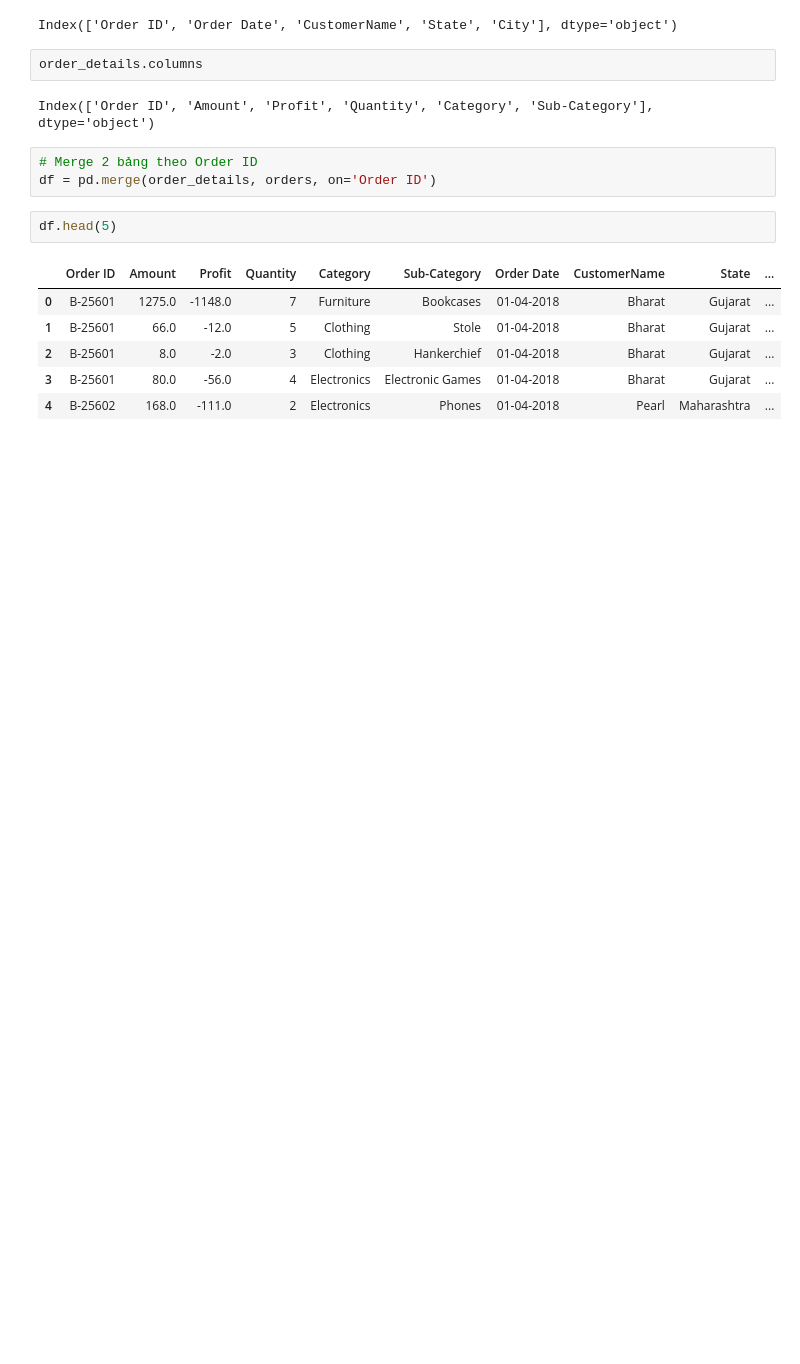
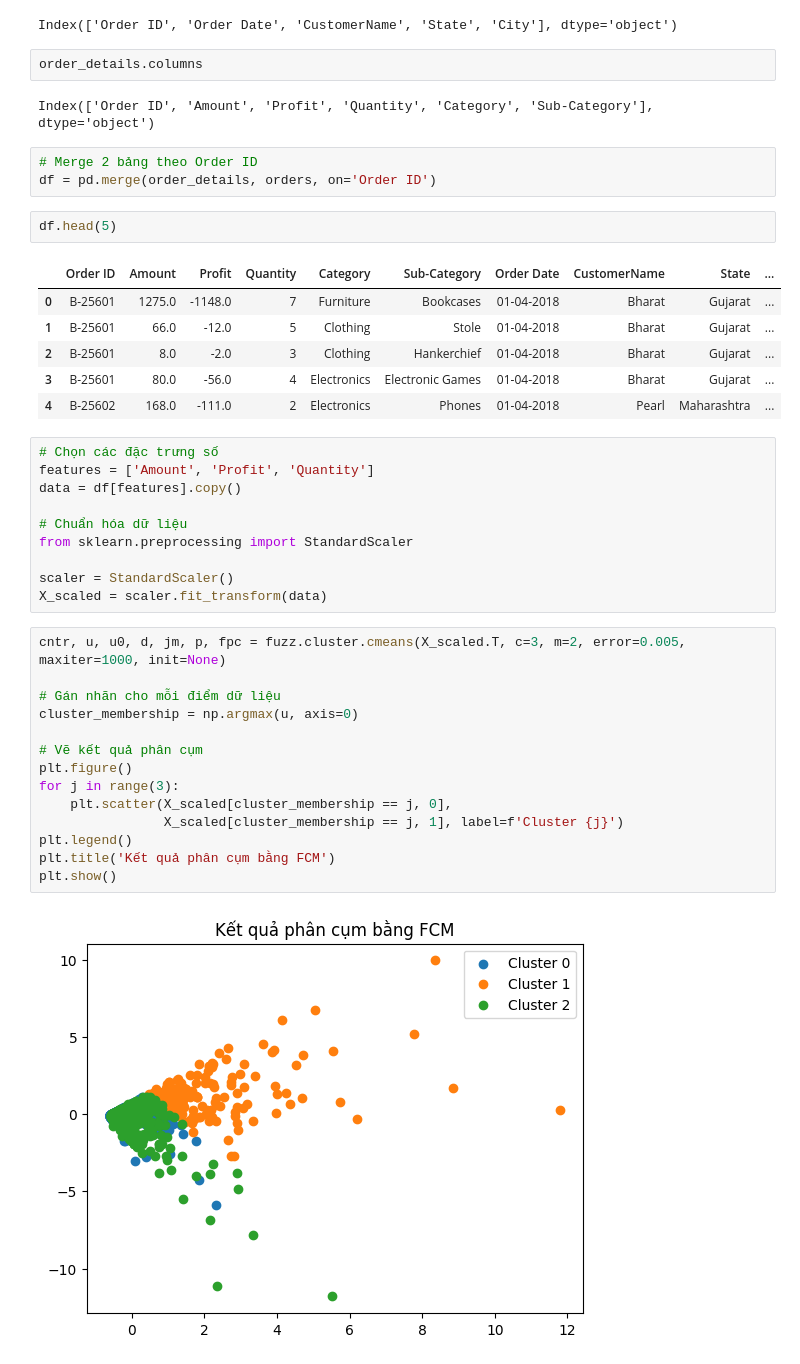
Before and after one commit to thanthienhai/fuzzy-2425, a Jupyter notebook: FCM_NA/e-comerce.ipynb, the cells around one changed output. Cells and saved outputs as stored; diff of their text form; blank space fills up the shorter version.

```diff
--- a/FCM_NA/e-comerce.ipynb
+++ b/FCM_NA/e-comerce.ipynb
@@ -33,3 +33,29 @@ df.head(5)
 | 2 | B-25601 | 8.0 | -2.0 | 3 | Clothing | Hankerchief | 01-04-2018 | Bharat | Gujarat | ... |
 | 3 | B-25601 | 80.0 | -56.0 | 4 | Electronics | Electronic Games | 01-04-2018 | Bharat | Gujarat | ... |
 | 4 | B-25602 | 168.0 | -111.0 | 2 | Electronics | Phones | 01-04-2018 | Pearl | Maharashtra | ... |
+# %%
+# Chọn các đặc trưng số
+features = ['Amount', 'Profit', 'Quantity']
+data = df[features].copy()
+
+# Chuẩn hóa dữ liệu
+from sklearn.preprocessing import StandardScaler
+
+scaler = StandardScaler()
+X_scaled = scaler.fit_transform(data)
+# %%
+cntr, u, u0, d, jm, p, fpc = fuzz.cluster.cmeans(X_scaled.T, c=3, m=2, error=0.005, maxiter=1000, init=None)
+
+# Gán nhãn cho mỗi điểm dữ liệu
+cluster_membership = np.argmax(u, axis=0)
+
+# Vẽ kết quả phân cụm
+plt.figure()
+for j in range(3):
+    plt.scatter(X_scaled[cluster_membership == j, 0],
+                X_scaled[cluster_membership == j, 1], label=f'Cluster {j}')
+plt.legend()
+plt.title('Kết quả phân cụm bằng FCM')
+plt.show()
+# %% [output]
+[figure, added]
```
